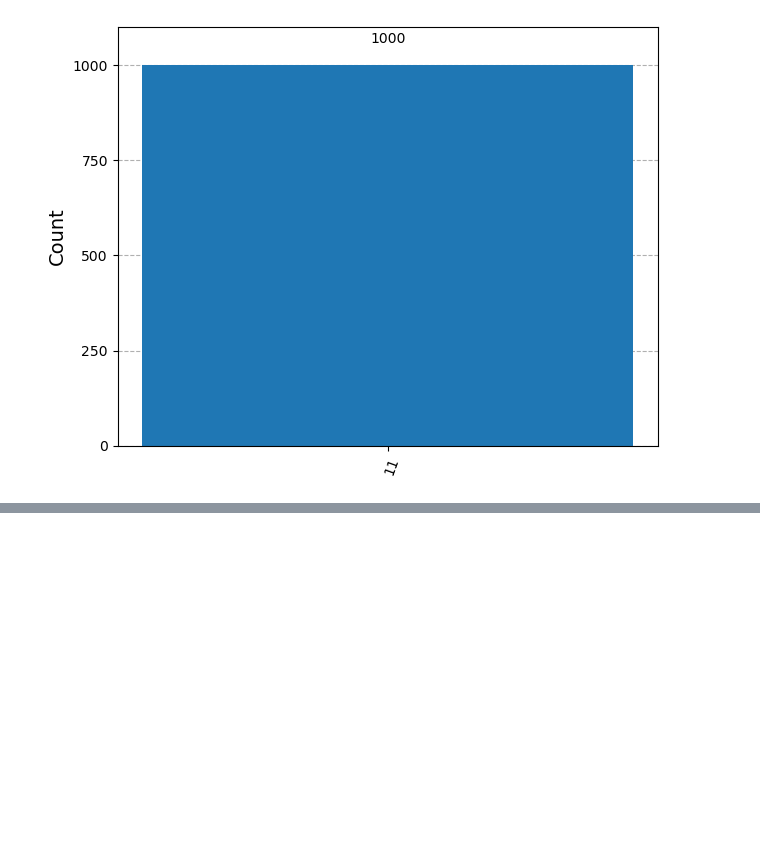
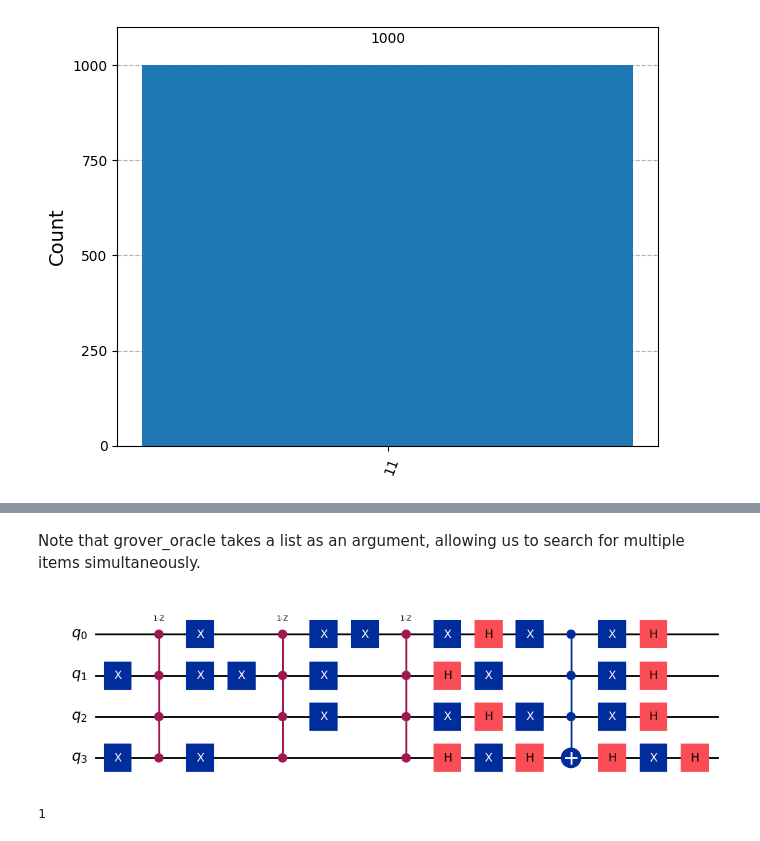
Before and after one commit to mariomeendezz/Grovers-algorithm, a Jupyter notebook: src/grover.ipynb, the cells around one changed output, grey strips where cells are left out. Saved outputs shown, nothing was run; the diff lists cells and outputs as text; code cells hidden in the pictures; blank space fills up the shorter version.

```diff
--- a/src/grover.ipynb
+++ b/src/grover.ipynb
@@ -579,0 +639,18 @@ Now we will use more qbits, n=4. That way there will be $N=2^4=16$ possible stat
+# %% [markdown]
+Note that grover_oracle takes a list as an argument, allowing us to search for multiple items simultaneously.
+# %%
+nqbits = 4
+input_list = ["0101", "1100", "1010"]
+
+oracle_diffusion = grover_oracle(input_list)
+oracle_diffusion.compose(diffusion_nq(nqbits), inplace=True)
+oracle_diffusion.draw("mpl")
+# %% [output]
+[figure, added]
+# %%
+optimal_num_iterations = math.floor(
+    (math.pi / 4) * math.sqrt(2**nqbits / len(input_list)) - 0.5
+)
+print(optimal_num_iterations)
+# %% [output]
+1
```
Also changed, not shown: parts of 21 cells of this notebook, 2 other files.
